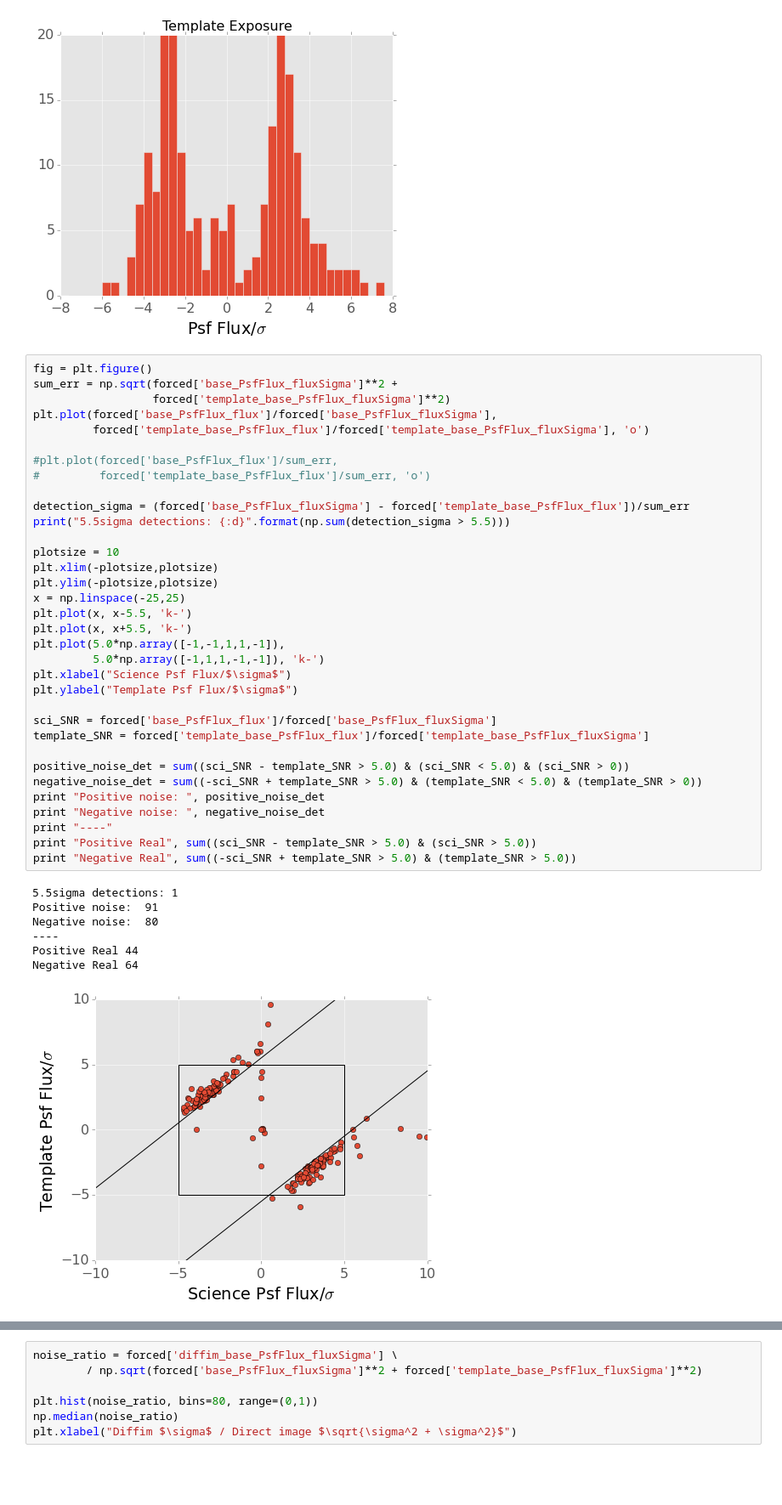
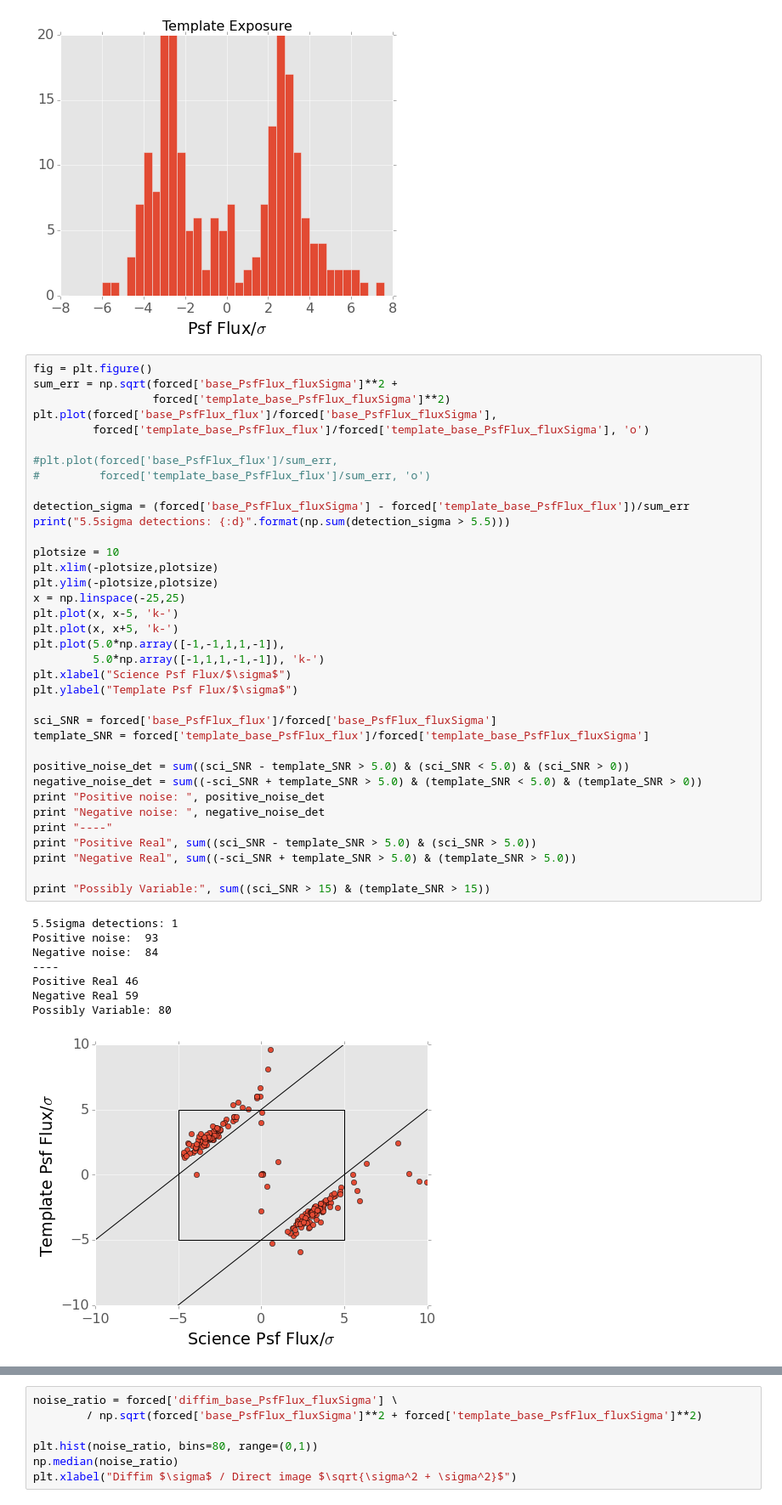
Before and after one commit to lsst-dm/dmtn-006, a Jupyter notebook: notebooks/force_photometry.ipynb, the cells around one changed output, grey strips where cells are left out. Shown: that part at 85% size. Drawn from its saved outputs; the diff is of its cells as text; blank space fills up the shorter version.

```diff
--- a/notebooks/force_photometry.ipynb
+++ b/notebooks/force_photometry.ipynb
@@ -48,38 +48,41 @@ plt.plot(forced['base_PsfFlux_flux']/forced['base_PsfFlux_fluxSigma'],
          forced['template_base_PsfFlux_flux']/forced['template_base_PsfFlux_fluxSigma'], 'o')
 
 #plt.plot(forced['base_PsfFlux_flux']/sum_err,
 #         forced['template_base_PsfFlux_flux']/sum_err, 'o')
 
 detection_sigma = (forced['base_PsfFlux_fluxSigma'] - forced['template_base_PsfFlux_flux'])/sum_err
 print("5.5sigma detections: {:d}".format(np.sum(detection_sigma > 5.5)))
 
 plotsize = 10
 plt.xlim(-plotsize,plotsize)
 plt.ylim(-plotsize,plotsize)
 x = np.linspace(-25,25)
-plt.plot(x, x-5.5, 'k-')
-plt.plot(x, x+5.5, 'k-')
+plt.plot(x, x-5, 'k-')
+plt.plot(x, x+5, 'k-')
 plt.plot(5.0*np.array([-1,-1,1,1,-1]),
          5.0*np.array([-1,1,1,-1,-1]), 'k-')
 plt.xlabel("Science Psf Flux/$\sigma$")
 plt.ylabel("Template Psf Flux/$\sigma$")
 
 sci_SNR = forced['base_PsfFlux_flux']/forced['base_PsfFlux_fluxSigma']
 template_SNR = forced['template_base_PsfFlux_flux']/forced['template_base_PsfFlux_fluxSigma']
 
 positive_noise_det = sum((sci_SNR - template_SNR > 5.0) & (sci_SNR < 5.0) & (sci_SNR > 0))
 negative_noise_det = sum((-sci_SNR + template_SNR > 5.0) & (template_SNR < 5.0) & (template_SNR > 0))
 print "Positive noise: ", positive_noise_det
 print "Negative noise: ", negative_noise_det
 print "----"
 print "Positive Real", sum((sci_SNR - template_SNR > 5.0) & (sci_SNR > 5.0))
 print "Negative Real", sum((-sci_SNR + template_SNR > 5.0) & (template_SNR > 5.0))
+
+print "Possibly Variable:", sum((sci_SNR > 15) & (template_SNR > 15))
 # %% [output]
 5.5sigma detections: 1
-Positive noise:  91
-Negative noise:  80
+Positive noise:  93
+Negative noise:  84
 ----
-Positive Real 44
-Negative Real 64
+Positive Real 46
+Negative Real 59
+Possibly Variable: 80
-[figure, old version]
+[figure, new version]
 # %%
```
Also changed, not shown: parts of 8 cells of this notebook, 5 other files.
